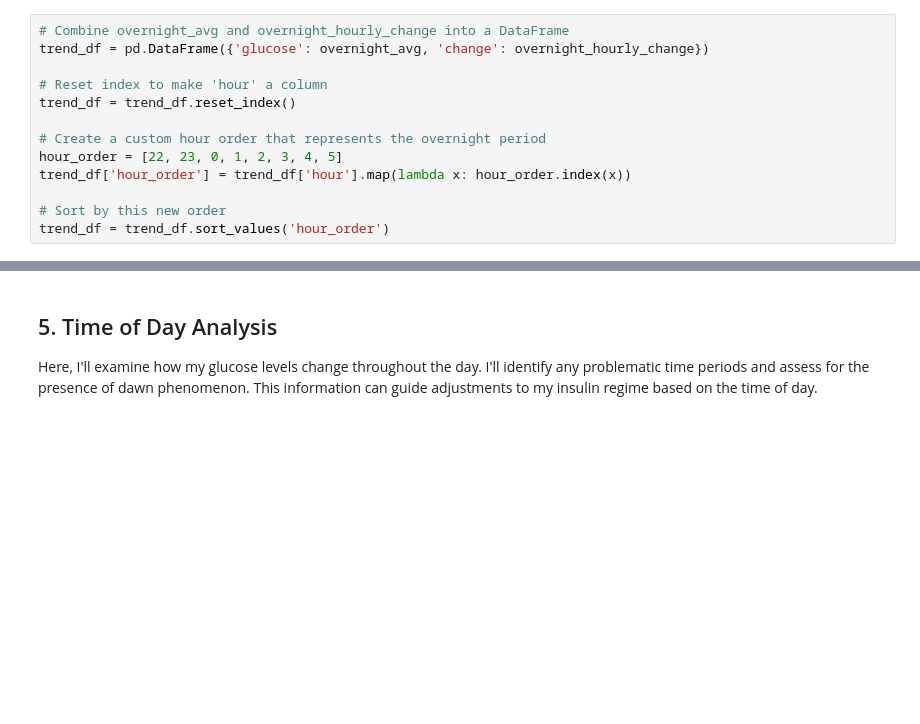
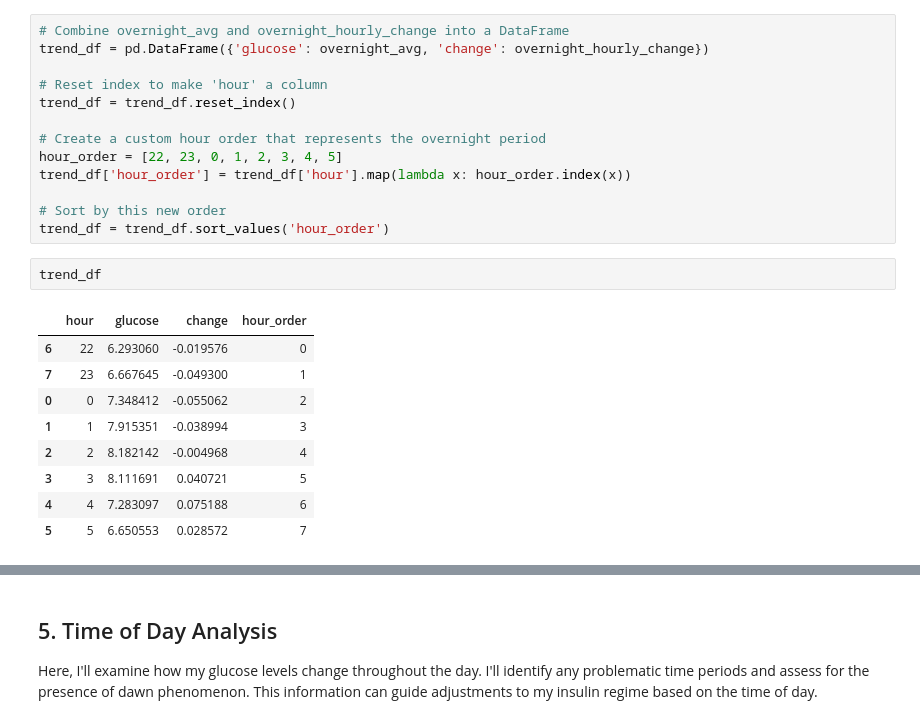
Before and after one commit to Warren8824/simple-glucose-analysis, a Jupyter notebook: glucose_analysis.ipynb, the cells around one changed output, grey strips where cells are left out. Saved outputs shown, nothing was run; the diff lists cells and outputs as text; blank space fills up the shorter version.

```diff
--- a/glucose_analysis.ipynb
+++ b/glucose_analysis.ipynb
@@ -669,4 +669,16 @@ trend_df['hour_order'] = trend_df['hour'].map(lambda x: hour_order.index(x))
 
 # Sort by this new order
 trend_df = trend_df.sort_values('hour_order')
+# %%
+trend_df
+# %% [output]
+|  | hour | glucose | change | hour_order |
+| 6 | 22 | 6.293060 | -0.019576 | 0 |
+| 7 | 23 | 6.667645 | -0.049300 | 1 |
+| 0 | 0 | 7.348412 | -0.055062 | 2 |
+| 1 | 1 | 7.915351 | -0.038994 | 3 |
+| 2 | 2 | 8.182142 | -0.004968 | 4 |
+| 3 | 3 | 8.111691 | 0.040721 | 5 |
+| 4 | 4 | 7.283097 | 0.075188 | 6 |
+| 5 | 5 | 6.650553 | 0.028572 | 7 |
 # %%
```
Also changed, not shown: parts of 2 cells of this notebook.
